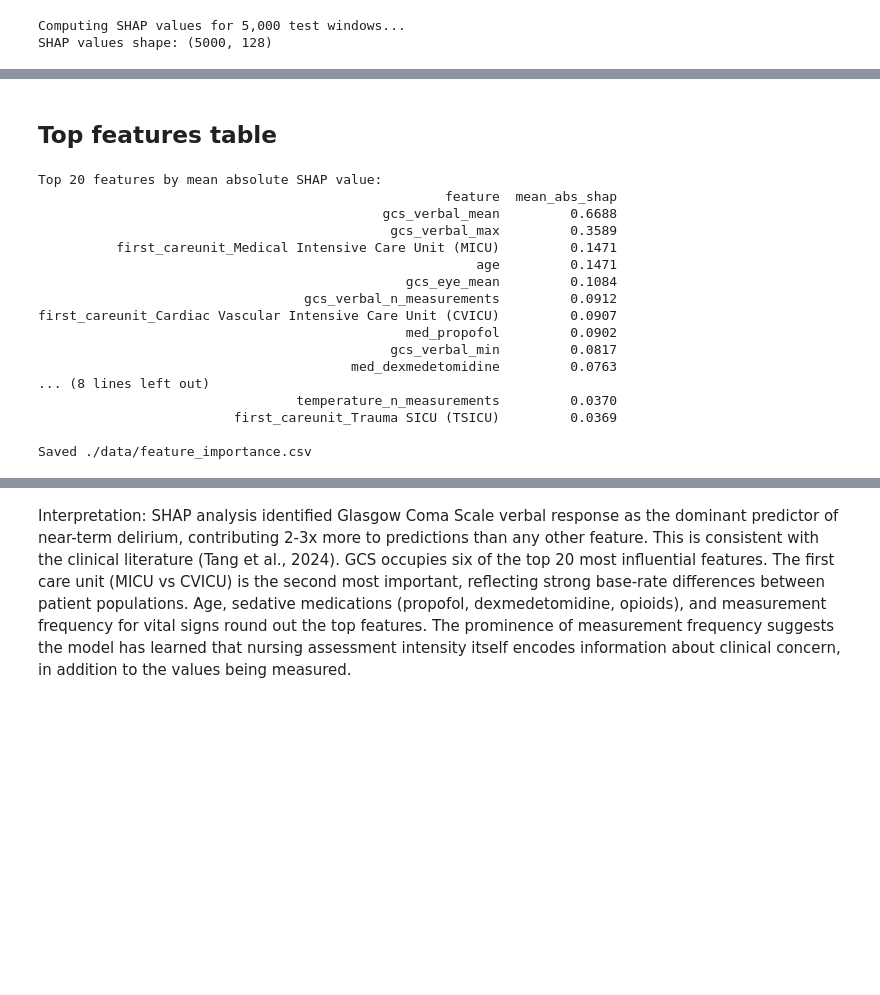
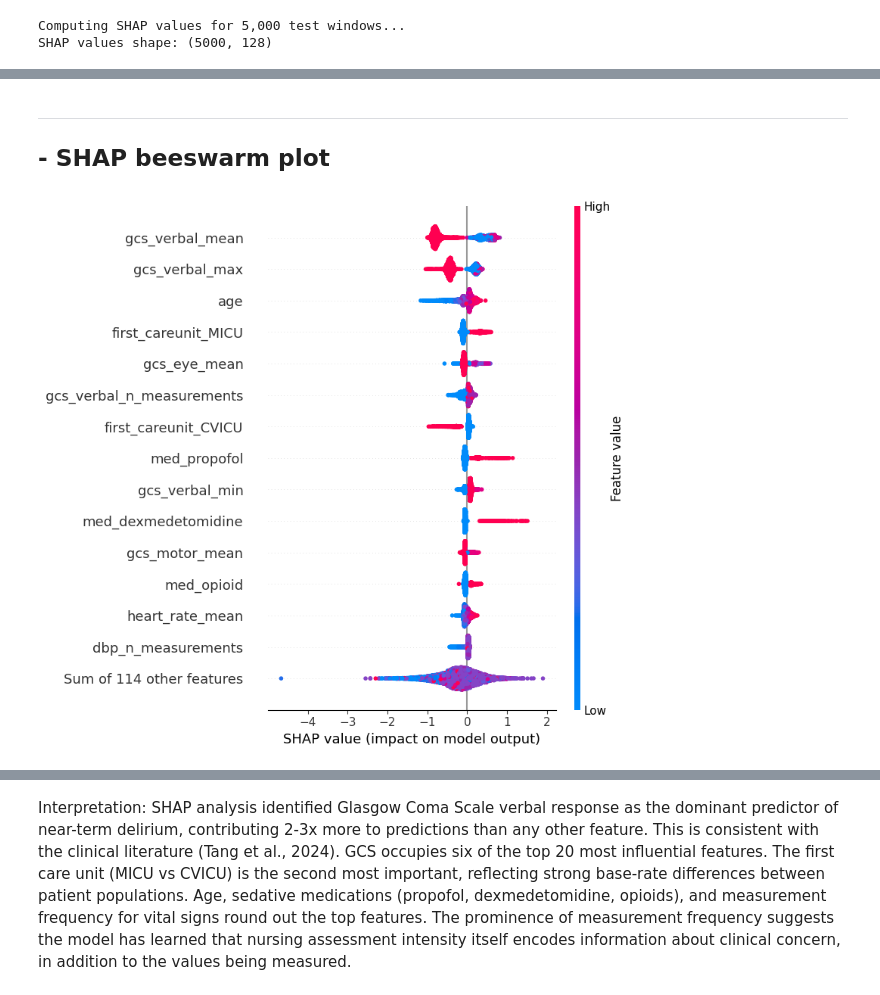
Before and after one commit to Hadyalt/AI_In_Healthcare_Capstone_Project, a Jupyter notebook: main.ipynb, the cells around one changed output, grey strips where cells are left out. Cells and saved outputs as stored; diff of their text form; code cells hidden in the pictures; blank space fills up the shorter version.

```diff
--- a/main.ipynb
+++ b/main.ipynb
@@ -4190,16 +4154,34 @@ X_test shape: (107831, 128)
 # %%
 import shap
 
-# Sample test windows for SHAP analysis
+# Make a temporary copy with shortened ICU column names (for cleaner figures only)
+ICU_RENAMES = {
+    "first_careunit_Medical Intensive Care Unit (MICU)": "first_careunit_MICU",
+    "first_careunit_Cardiac Vascular Intensive Care Unit (CVICU)": "first_careunit_CVICU",
+    "first_careunit_Surgical Intensive Care Unit (SICU)": "first_careunit_SICU",
+    "first_careunit_Trauma SICU (TSICU)": "first_careunit_TSICU",
+    "first_careunit_Neuro Intermediate": "first_careunit_NeuroIM",
+    "first_careunit_Neuro Stepdown": "first_careunit_NeuroSD",
+    "first_careunit_Neuro Surgical Intensive Care Unit (Neuro SICU)": "first_careunit_NeuroSICU",
+    "first_careunit_Coronary Care Unit (CCU)": "first_careunit_CCU",
+}
+
+# Sample test windows
 SAMPLE_SIZE = 5000
-np.random.seed(42)
-sample_idx = np.random.choice(len(X_test), SAMPLE_SIZE, replace=False)
-X_sample = X_test.iloc[sample_idx]
+X_sample = X_test.sample(SAMPLE_SIZE, random_state=42)
+X_sample_display = X_sample.rename(columns=ICU_RENAMES)
 
 print(f"Computing SHAP values for {SAMPLE_SIZE:,} test windows...")
 explainer = shap.TreeExplainer(xgb_model)
-shap_values = explainer.shap_values(X_sample)
-print(f"SHAP values shape: {shap_values.shape}")
+
+# Compute SHAP on original X (so it matches the model's feature space)
+explanation = explainer(X_sample)
+
+# Swap in the prettier names for display only
+explanation.feature_names = list(X_sample_display.columns)
+explanation.data = X_sample_display.values
+
+print(f"SHAP values shape: {explanation.values.shape}")
 # %% [output]
 Computing SHAP values for 5,000 test windows...
 SHAP values shape: (5000, 128)
@@ -4246,34 +4188,15 @@ Saved ./figures/shap_beeswarm.png
-# %% [markdown]
-## Top features table
-# %%
-mean_abs_shap = np.abs(shap_values).mean(axis=0)
-feature_importance = pd.DataFrame(
-    {
-        "feature": feature_cols,
-        "mean_abs_shap": mean_abs_shap.round(4),
-    }
-).sort_values("mean_abs_shap", ascending=False)
-
-print("Top 20 features by mean absolute SHAP value:")
-print(feature_importance.head(20).to_string(index=False))
-
-feature_importance.to_csv("./data/feature_importance.csv", index=False)
-print("\nSaved ./data/feature_importance.csv")
-# %% [output]
-Top 20 features by mean absolute SHAP value:
-                                                    feature  mean_abs_shap
-                                            gcs_verbal_mean         0.6688
-                                             gcs_verbal_max         0.3589
-          first_careunit_Medical Intensive Care Unit (MICU)         0.1471
-                                                        age         0.1471
-                                               gcs_eye_mean         0.1084
-                                  gcs_verbal_n_measurements         0.0912
-first_careunit_Cardiac Vascular Intensive Care Unit (CVICU)         0.0907
-                                               med_propofol         0.0902
-                                             gcs_verbal_min         0.0817
-                                        med_dexmedetomidine         0.0763
-... (8 lines left out)
-                                 temperature_n_measurements         0.0370
-                         first_careunit_Trauma SICU (TSICU)         0.0369
-
-Saved ./data/feature_importance.csv
+# %% [markdown]
+---
+## - SHAP beeswarm plot
+# %%
+import matplotlib.pyplot as plt
+import os
+
+os.makedirs("./figures", exist_ok=True)
+
+shap.plots.beeswarm(explanation, max_display=15, show=False)
+plt.tight_layout()
+plt.savefig("./figures/shap_beeswarm.png", dpi=150, bbox_inches="tight")
+plt.show()
+# %% [output]
+[figure, added]
```
Also changed, not shown: parts of 13 cells of this notebook, 9 other files.
